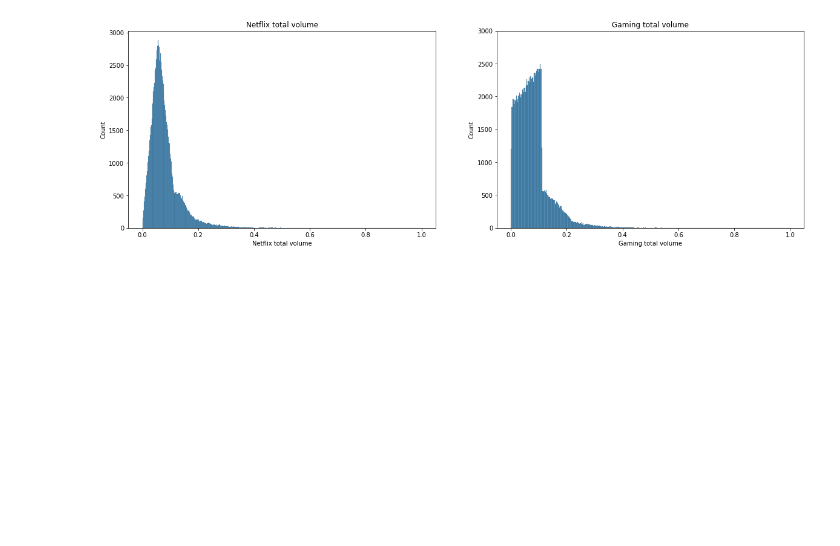
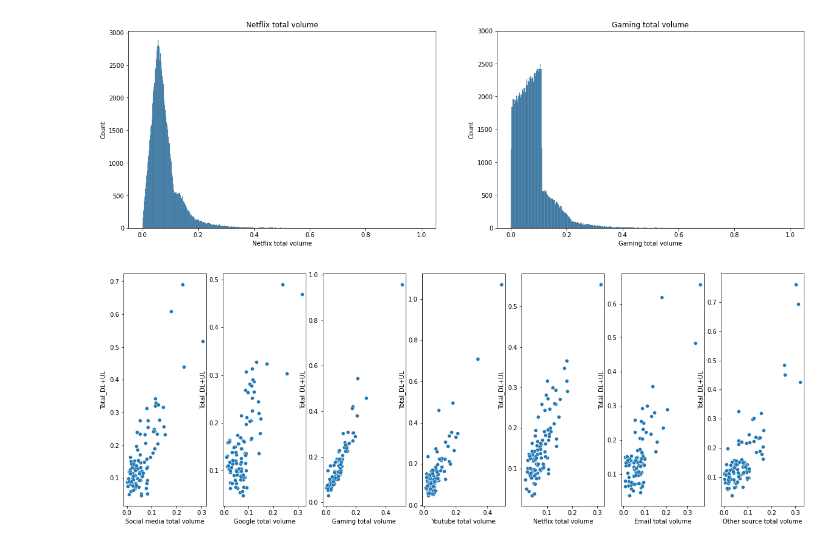
Before and after one commit to Bethelsis/User-Analytics-in-the-Telecommunication-Industry, a Jupyter notebook: notebooks/Data cleaning,Exploration.ipynb, the cells around one changed output. Drawn from its saved outputs; the diff is of its cells as text; code cells hidden in the pictures; blank space fills up the shorter version.

```diff
--- a/notebooks/Data cleaning,Exploration.ipynb
+++ b/notebooks/Data cleaning,Exploration.ipynb
@@ -10,7 +10,7 @@ import warnings
 warnings.simplefilter("ignore")
 # %%
 #load data
-df = pd.read_csv('Week1_challenge_data_source(CSV).csv', na_values=['?', None])
+df = pd.read_csv('../Data/Week1_challenge_data_source(CSV).csv', na_values=['?', None])
 df.head()
 # %% [output]
 |  | Bearer Id | Start | Start ms | End | End ms | Dur. (ms) | IMSI | MSISDN/Number | IMEI | ... |
@@ -498,3 +487,20 @@ plt.ylim(0, 3000)
 # %% [output]
 (0.0, 3000.0)
 [figure]
+# %%
+#bivariate analysis
+df_scaled['Total_DL+UL'] = df_scaled['Total UL (Bytes)'] + df_scaled['Total DL (Bytes)']
+# %%
+#Scatter plot for social media total, gaming total, and google total for comparasion
+a4_dims = (20, 7)
+fig, axs = plt.subplots(ncols=7,figsize=a4_dims)
+sns.scatterplot(x="Social media total volume", y="Total_DL+UL",ax=axs[0], data=df_scaled)
+sns.scatterplot(x="Google total volume", y="Total_DL+UL", ax=axs[1],data=df_scaled)
+sns.scatterplot(x="Gaming total volume", y="Total_DL+UL",ax=axs[2], data=df_scaled)
+sns.scatterplot(x="Youtube total volume", y="Total_DL+UL",ax=axs[3], data=df_scaled)
+sns.scatterplot(x="Netflix total volume", y="Total_DL+UL",ax=axs[4], data=df_scaled)
+sns.scatterplot(x="Email total volume", y="Total_DL+UL",ax=axs[5], data=df_scaled)
+sns.scatterplot(x="Other source total volume", y="Total_DL+UL",ax=axs[6], data=df_scaled)
+plt.show()
+# %% [output]
+[figure, added]
```
Also changed, not shown: parts of 2 cells of this notebook.
